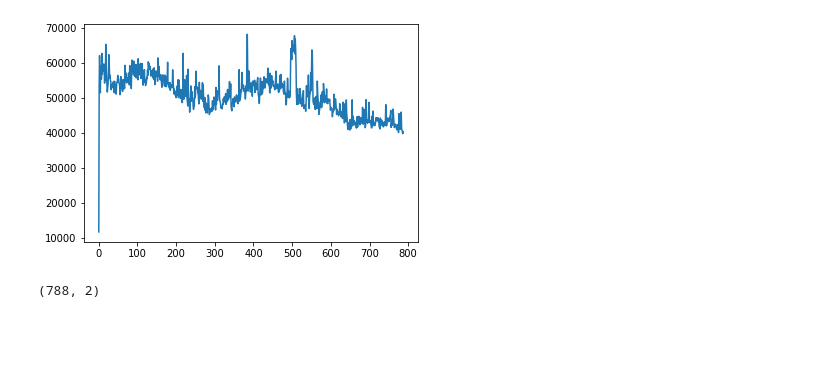
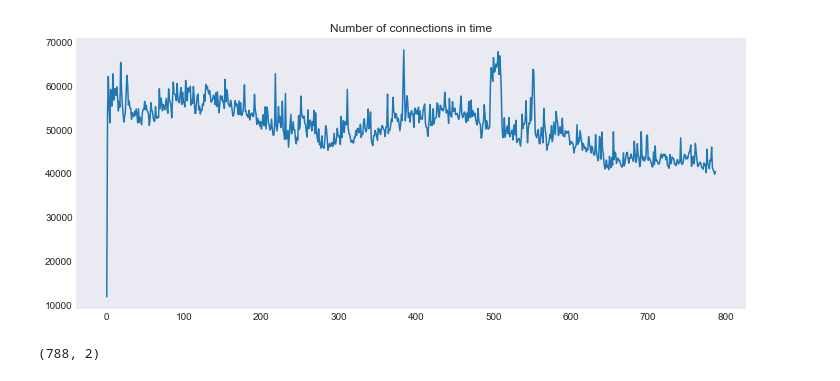
Before and after one commit to jakubreszka/network-anomaly-detection, a Jupyter notebook: outlier_detection.ipynb, the cells around one changed output. Saved outputs shown, nothing was run; the diff lists cells and outputs as text; code cells hidden in the pictures; blank space fills up the shorter version.

```diff
--- a/outlier_detection.ipynb
+++ b/outlier_detection.ipynb
@@ -7 +10,3 @@ from pyod.utils.data import evaluate_print
+# %%
+plt.style.use('seaborn-dark')
 # %%
@@ -36,7 +51,11 @@ df_group = df_copy.groupby([df['timestamp'].dt.hour, df['timestamp'].dt.minute])
 xaxis = np.arange(df_group.shape[0])
 yaxis = df_group['timestamp'].values[:,0]
 # %%
+#Plot # of flows
+
+fig = plt.figure(figsize=(12, 5))
 plt.plot(xaxis, yaxis)
+plt.title('Number of connections in time')
 plt.show()
 # %% [output]
-[figure, old version]
+[figure, new version]
```
Also changed, not shown: parts of 14 cells of this notebook.
